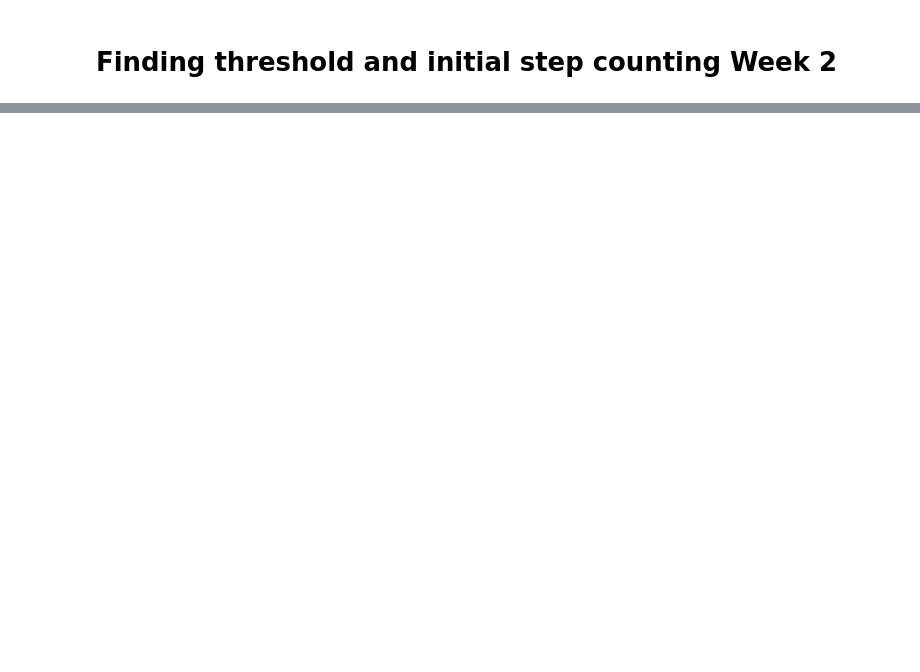
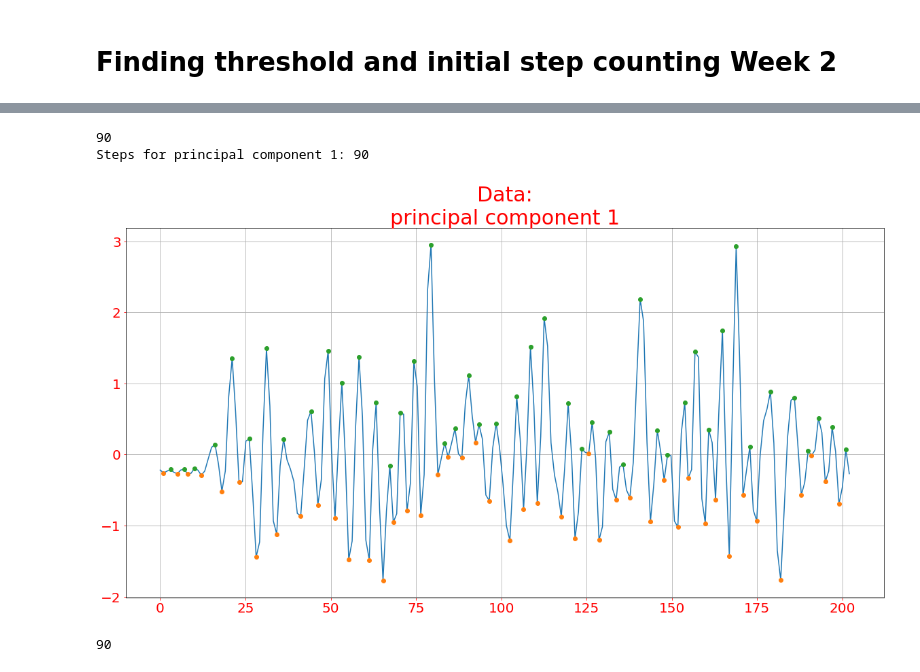
Before and after one commit to blancafs/IOTCw, a Jupyter notebook: SensorData/notebooks/Thresholding-Ari.ipynb, the cells around one changed output, grey strips where cells are left out. Cells and saved outputs as stored; diff of their text form; code cells hidden in the pictures; blank space fills up the shorter version.

```diff
--- a/SensorData/notebooks/Thresholding-Ari.ipynb
+++ b/SensorData/notebooks/Thresholding-Ari.ipynb
@@ -82,3 +108,27 @@ plt.plot(temp)
+# %%
+#applying pca
+pd_merge = pd.concat([xacc_df,yacc_df,zacc_df,xgy_df],axis=1)
+#pd_merge = pd_merge.values.tolist()
+features = pd_merge.columns.values
+x = pd_merge.loc[:, features].values
+x = StandardScaler().fit_transform(x) #normalizing the features
+features_labels = np.append(features,'label')
+pca_dataset = features_labels
+#print(type(features_labels))
+
+pca_axes = PCA(n_components=1)
+principalComponents_axes = pca_axes.fit_transform(x)
+
+principal_axes_Df = pd.DataFrame(data = principalComponents_axes
+             , columns = ['principal component 1'])#, 'principal component 2'])
+
+principal_axes_Df.tail()
+count_steps.run(principal_axes_Df,plot=True) ##need 0.8 threshold
+# %% [output]
+90
+Steps for principal component 1: 90
+[figure, added]
+90
 # %%
 # apply butter filter
 #import count_steps
```
Also changed, not shown: parts of 7 cells of this notebook, 21 other files.
